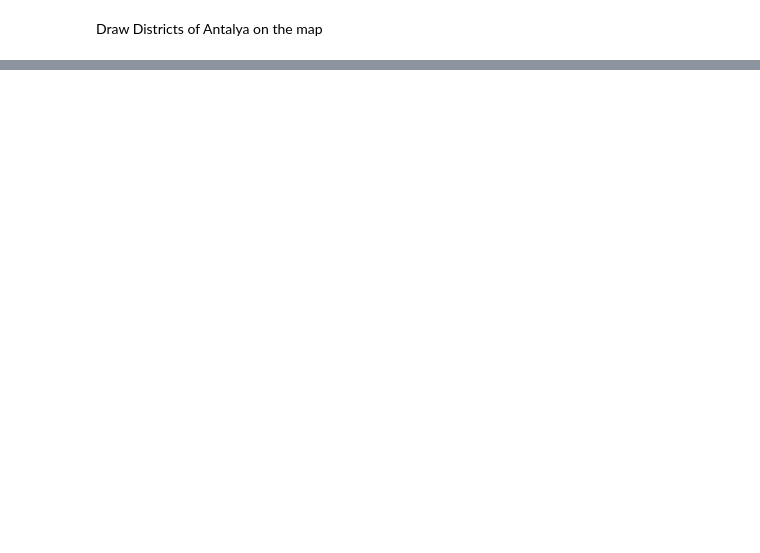
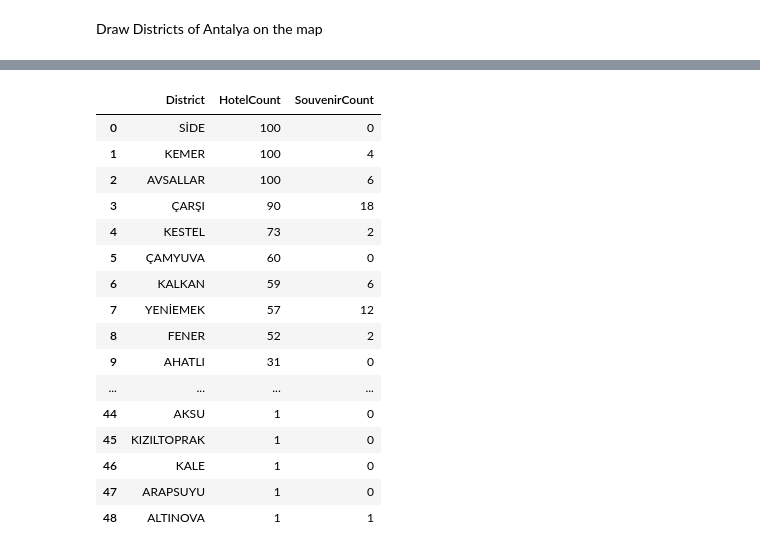
Before and after one commit to ekrembakay/Coursera_Capstone, a Jupyter notebook: Battle of Neighbourhoods.ipynb, the cells around one changed output, grey strips where cells are left out. Drawn from its saved outputs; the diff is of its cells as text; code cells hidden in the pictures; blank space fills up the shorter version.

```diff
--- a/Battle of Neighbourhoods.ipynb
+++ b/Battle of Neighbourhoods.ipynb
@@ -158,0 +328,35 @@ antalya_districts
+# %%
+#Get the dataframe for hotel counts
+antalya_hotel_counts = pd.DataFrame(antalya_hotels.District.value_counts().reset_index().values, columns=["District", "HotelCount"])
+
+#Get the dataframe for souvenir counts
+antalya_souvenir_counts = pd.DataFrame(antalya_souvenir.District.value_counts().reset_index().values, columns=["District", "SouvenirCount"])
+
+#merge two dataframes into one dataframe
+antalya_merged = pd.merge(antalya_hotel_counts, antalya_souvenir_counts, how='left', left_on = 'District', right_on = 'District')
+
+#fill null values with zero
+antalya_merged["SouvenirCount"].fillna(int("0"), inplace = True)
+
+#sort and show the dataframe
+district_sorted  =antalya_merged.sort_values(["HotelCount", "SouvenirCount"], ascending = (False, True)).reset_index(drop=True)
+
+district_sorted
+# %% [output]
+|  | District | HotelCount | SouvenirCount |
+| 0 | SİDE | 100 | 0 |
+| 1 | KEMER | 100 | 4 |
+| 2 | AVSALLAR | 100 | 6 |
+| 3 | ÇARŞI | 90 | 18 |
+| 4 | KESTEL | 73 | 2 |
+| 5 | ÇAMYUVA | 60 | 0 |
+| 6 | KALKAN | 59 | 6 |
+| 7 | YENİEMEK | 57 | 12 |
+| 8 | FENER | 52 | 2 |
+| 9 | AHATLI | 31 | 0 |
+| ... | ... | ... | ... |
+| 44 | AKSU | 1 | 0 |
+| 45 | KIZILTOPRAK | 1 | 0 |
+| 46 | KALE | 1 | 0 |
+| 47 | ARAPSUYU | 1 | 0 |
+| 48 | ALTINOVA | 1 | 1 |
```
Also changed, not shown: parts of 28 cells of this notebook.
